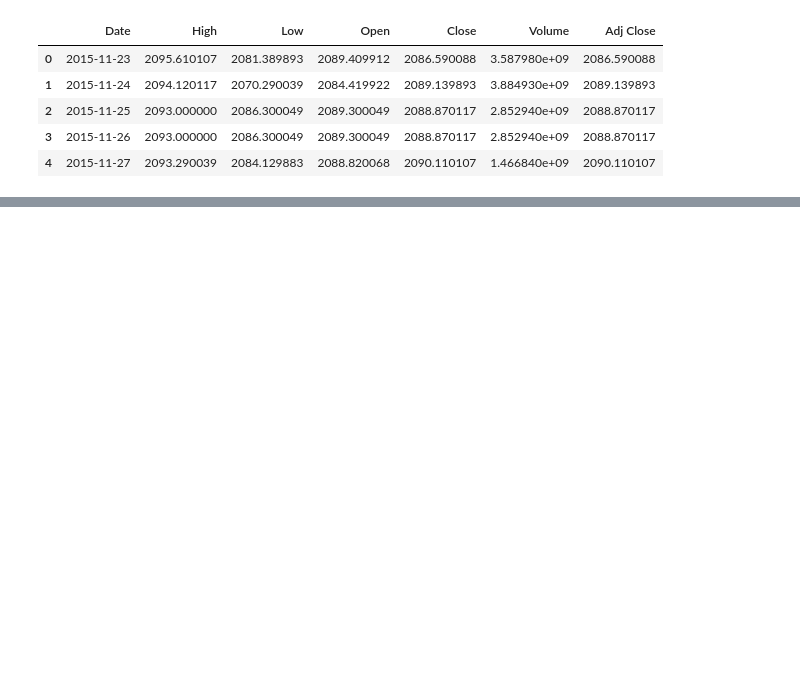
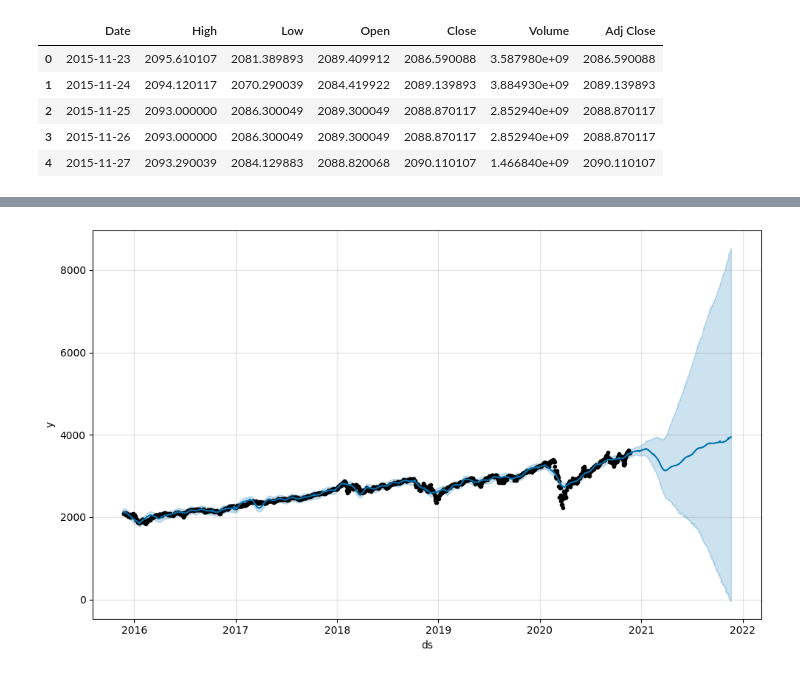
Before and after one commit to ano201/Time-Series-, a Jupyter notebook: yahoo_stock.ipynb, the cells around one changed output, grey strips where cells are left out. Cells and saved outputs as stored; diff of their text form; code cells hidden in the pictures; blank space fills up the shorter version.

```diff
--- a/yahoo_stock.ipynb
+++ b/yahoo_stock.ipynb
@@ -125,0 +232,24 @@ Performance Metrics (Head):
+# %%
+# Final model with best parameters
+final_model = Prophet(
+    changepoint_prior_scale=0.5,
+    seasonality_prior_scale=0.01,
+    daily_seasonality=True
+)
+
+# Adding US holidays for better accuracy
+final_model.add_country_holidays(country_name='US')
+
+# Fitting the model to the data
+final_model.fit(df_final)
+
+# Create future dataframe for 365 days
+future_final = final_model.make_future_dataframe(periods=365)
+
+# Forecast
+forecast_final = final_model.predict(future_final)
+
+# Plotting the final result
+fig_final = final_model.plot(forecast_final)
+# %% [output]
+[figure, added]
```
Also changed, not shown: parts of 15 cells of this notebook.
